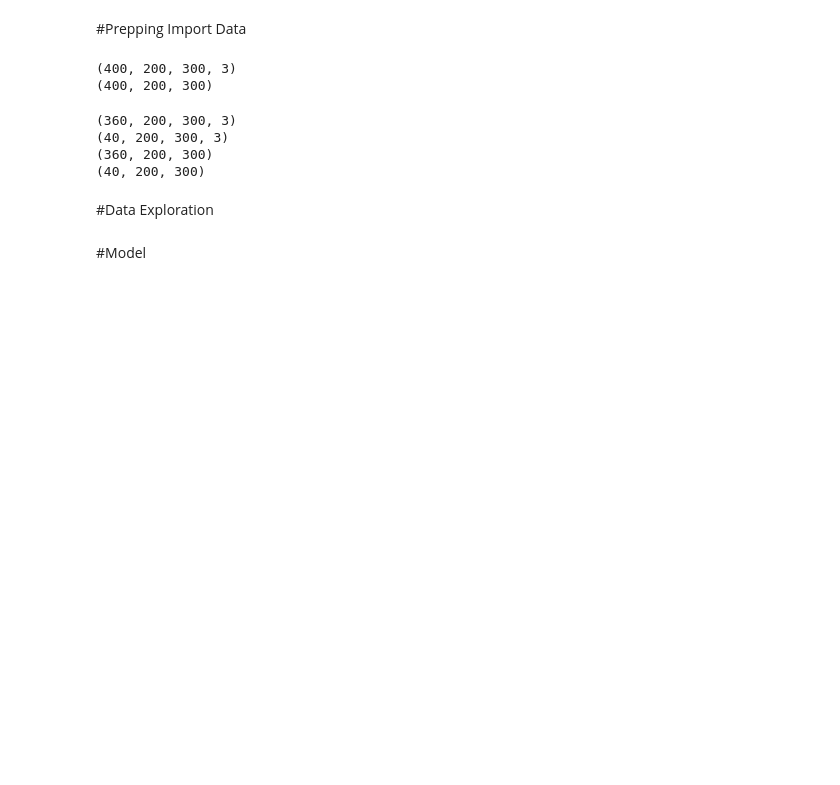
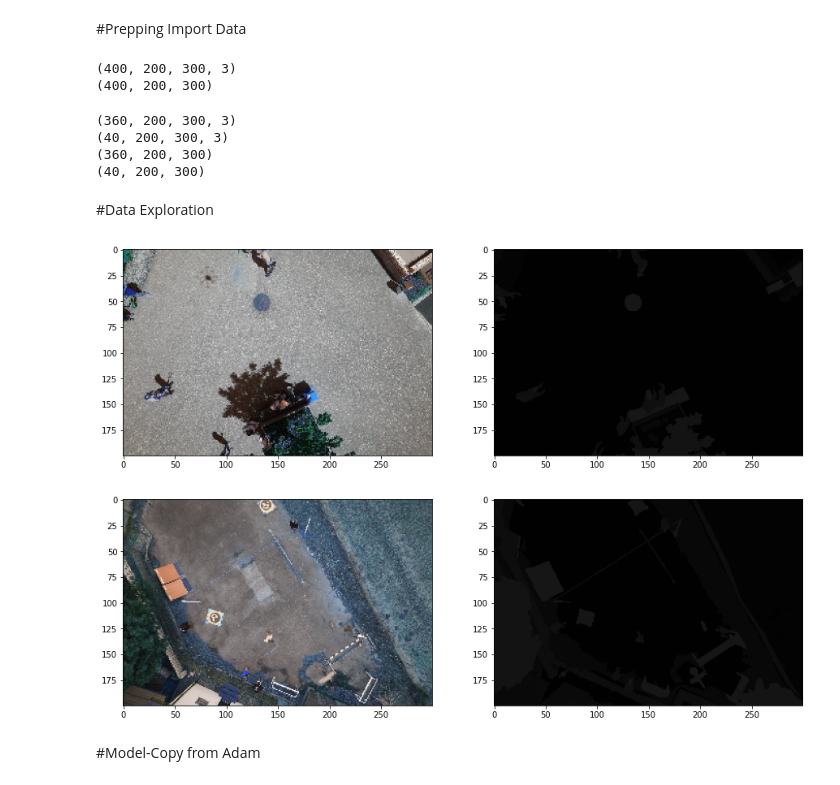
Before and after one commit to BJToor/sep769-deep-learning-project, a Jupyter notebook: DeepLearningProject_Group2.ipynb, the cells around one changed output. Drawn from its saved outputs; the diff is of its cells as text; code cells hidden in the pictures; blank space fills up the shorter version.

```diff
--- a/DeepLearningProject_Group2.ipynb
+++ b/DeepLearningProject_Group2.ipynb
@@ -135,10 +135,13 @@ print(test_labels.shape)
 # %% [markdown]
 #Data Exploration
 # %%
-for i in range(10):
+for i in range(2):
   display_images([images[i], labels[i]])
+# %% [output]
+[figure, added]
+[figure, added]
 # %% [markdown]
-#Model
+#Model-Copy from Adam
 # %%
 input_Layer = tf.keras.Input(shape=(train_images[0].shape))
 
```
Also changed, not shown: parts of 4 cells of this notebook.
